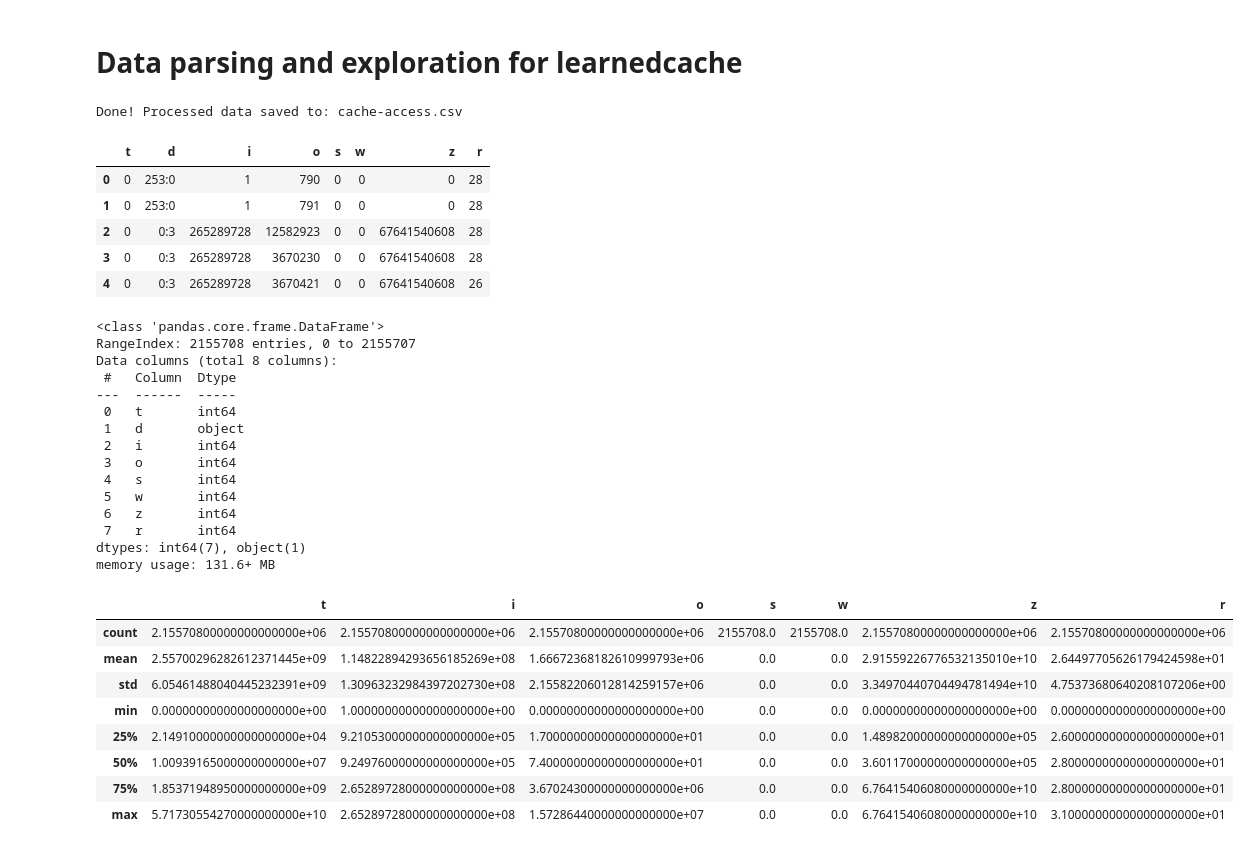
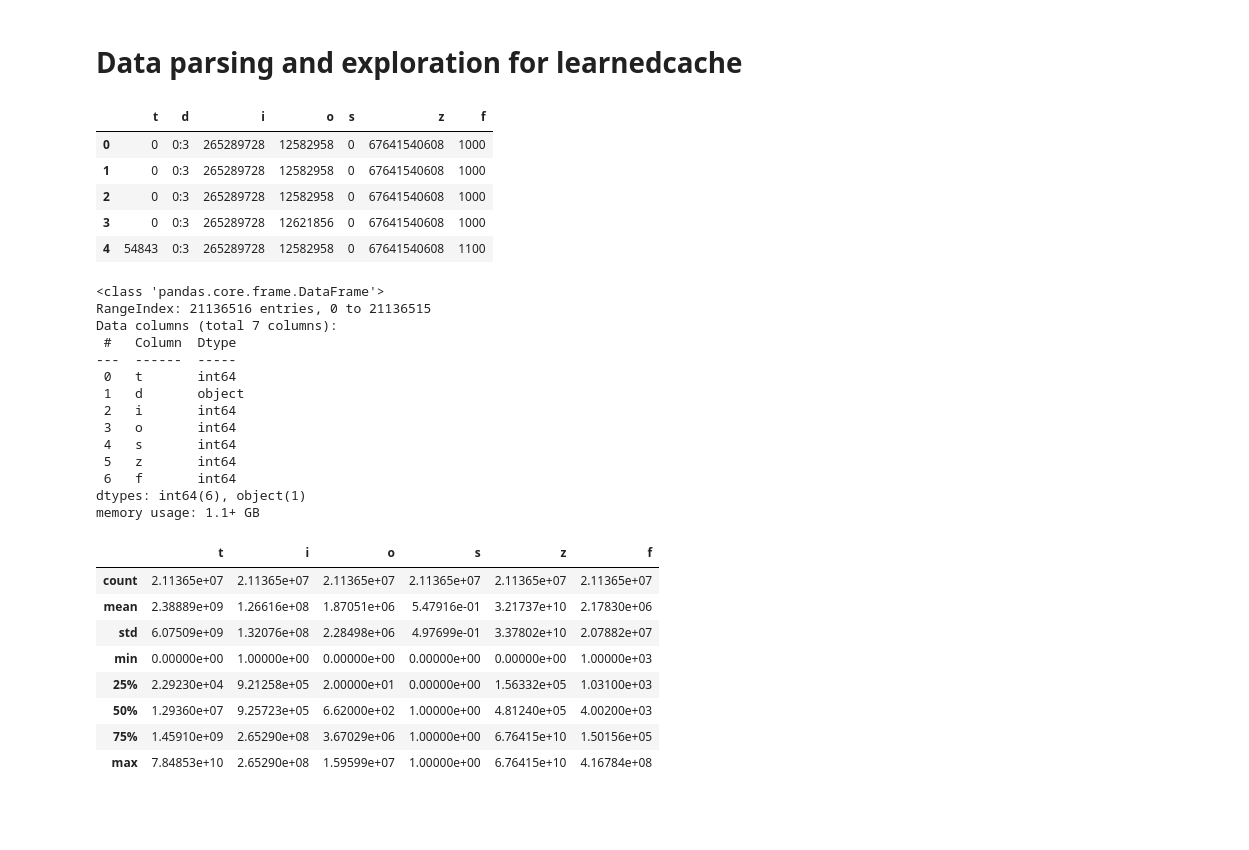
Before and after one commit to JayAndJef/learnedcache, a Jupyter notebook: parsing.ipynb, the cells around one changed output. Cells and saved outputs as stored; diff of their text form; code cells hidden in the pictures; blank space fills up the shorter version.

```diff
--- a/parsing.ipynb
+++ b/parsing.ipynb
@@ -34,4 +45,12 @@ def parse_log_to_csv(input_filepath, output_filepath):
+# %%
+def read_csvs_to_dataframe(file_pattern: str) -> pd.DataFrame:
+    """
+    Reads multiple CSV files and concatenates them into a single dataframe.
+    """
+    filepaths = glob.glob(file_pattern)
+    dataframes = [pd.read_csv(filepath) for filepath in filepaths]
+    combined_df = pd.concat(dataframes, ignore_index=True)
+
+    return combined_df
 # %%
-parse_log_to_csv('data/tracer-cache-access.log', 'data/cache-access.csv')
+transform_logs_to_csvs('data/fileserver/*.log')
-# %% [output]
-Done! Processed data saved to: cache-access.csv
@@ -43,18 +57,20 @@ df = pd.read_csv('data/cache-access.csv')
+# %%
+df = read_csvs_to_dataframe('data/fileserver/*access.csv')
 # %%
 df.head()
 # %% [output]
-|  | t | d | i | o | s | w | z | r |
-| 0 | 0 | 253:0 | 1 | 790 | 0 | 0 | 0 | 28 |
-| 1 | 0 | 253:0 | 1 | 791 | 0 | 0 | 0 | 28 |
-| 2 | 0 | 0:3 | 265289728 | 12582923 | 0 | 0 | 67641540608 | 28 |
-| 3 | 0 | 0:3 | 265289728 | 3670230 | 0 | 0 | 67641540608 | 28 |
-| 4 | 0 | 0:3 | 265289728 | 3670421 | 0 | 0 | 67641540608 | 26 |
+|  | t | d | i | o | s | z | f |
+| 0 | 0 | 0:3 | 265289728 | 12582958 | 0 | 67641540608 | 1000 |
+| 1 | 0 | 0:3 | 265289728 | 12582958 | 0 | 67641540608 | 1000 |
+| 2 | 0 | 0:3 | 265289728 | 12582958 | 0 | 67641540608 | 1000 |
+| 3 | 0 | 0:3 | 265289728 | 12621856 | 0 | 67641540608 | 1000 |
+| 4 | 54843 | 0:3 | 265289728 | 12582958 | 0 | 67641540608 | 1100 |
 # %%
 df.info()
 # %% [output]
 <class 'pandas.core.frame.DataFrame'>
-RangeIndex: 2155708 entries, 0 to 2155707
-Data columns (total 8 columns):
+RangeIndex: 21136516 entries, 0 to 21136515
+Data columns (total 7 columns):
  #   Column  Dtype
 ---  ------  -----
  0   t       int64
@@ -62,22 +78,21 @@ Data columns (total 8 columns):
  2   i       int64
  3   o       int64
  4   s       int64
- 5   w       int64
- 6   z       int64
- 7   r       int64
-dtypes: int64(7), object(1)
-memory usage: 131.6+ MB
+ 5   z       int64
+ 6   f       int64
+dtypes: int64(6), object(1)
+memory usage: 1.1+ GB
 # %%
-pd.set_option('display.precision', 20)
+pd.set_option('display.precision', 5)
 df.describe()
 # %% [output]
-|  | t | i | o | s | w | z | r |
-| count | 2.15570800000000000000e+06 | 2.15570800000000000000e+06 | 2.15570800000000000000e+06 | 2155708.0 | 2155708.0 | 2.15570800000000000000e+06 | 2.15570800000000000000e+06 |
-| mean | 2.55700296282612371445e+09 | 1.14822894293656185269e+08 | 1.66672368182610999793e+06 | 0.0 | 0.0 | 2.91559226776532135010e+10 | 2.64497705626179424598e+01 |
-| std | 6.05461488040445232391e+09 | 1.30963232984397202730e+08 | 2.15582206012814259157e+06 | 0.0 | 0.0 | 3.34970440704494781494e+10 | 4.75373680640208107206e+00 |
-| min | 0.00000000000000000000e+00 | 1.00000000000000000000e+00 | 0.00000000000000000000e+00 | 0.0 | 0.0 | 0.00000000000000000000e+00 | 0.00000000000000000000e+00 |
-| 25% | 2.14910000000000000000e+04 | 9.21053000000000000000e+05 | 1.70000000000000000000e+01 | 0.0 | 0.0 | 1.48982000000000000000e+05 | 2.60000000000000000000e+01 |
-| 50% | 1.00939165000000000000e+07 | 9.24976000000000000000e+05 | 7.40000000000000000000e+01 | 0.0 | 0.0 | 3.60117000000000000000e+05 | 2.80000000000000000000e+01 |
-| 75% | 1.85371948950000000000e+09 | 2.65289728000000000000e+08 | 3.67024300000000000000e+06 | 0.0 | 0.0 | 6.76415406080000000000e+10 | 2.80000000000000000000e+01 |
-| max | 5.71730554270000000000e+10 | 2.65289728000000000000e+08 | 1.57286440000000000000e+07 | 0.0 | 0.0 | 6.76415406080000000000e+10 | 3.10000000000000000000e+01 |
+|  | t | i | o | s | z | f |
+| count | 2.11365e+07 | 2.11365e+07 | 2.11365e+07 | 2.11365e+07 | 2.11365e+07 | 2.11365e+07 |
+| mean | 2.38889e+09 | 1.26616e+08 | 1.87051e+06 | 5.47916e-01 | 3.21737e+10 | 2.17830e+06 |
+| std | 6.07509e+09 | 1.32076e+08 | 2.28498e+06 | 4.97699e-01 | 3.37802e+10 | 2.07882e+07 |
+| min | 0.00000e+00 | 1.00000e+00 | 0.00000e+00 | 0.00000e+00 | 0.00000e+00 | 1.00000e+03 |
+| 25% | 2.29230e+04 | 9.21258e+05 | 2.00000e+01 | 0.00000e+00 | 1.56332e+05 | 1.03100e+03 |
+| 50% | 1.29360e+07 | 9.25723e+05 | 6.62000e+02 | 1.00000e+00 | 4.81240e+05 | 4.00200e+03 |
+| 75% | 1.45910e+09 | 2.65290e+08 | 3.67029e+06 | 1.00000e+00 | 6.76415e+10 | 1.50156e+05 |
+| max | 7.84853e+10 | 2.65290e+08 | 1.59599e+07 | 1.00000e+00 | 6.76415e+10 | 4.16784e+08 |
 # %%
```
Also changed, not shown: parts of 9 cells of this notebook, 6 other files.
